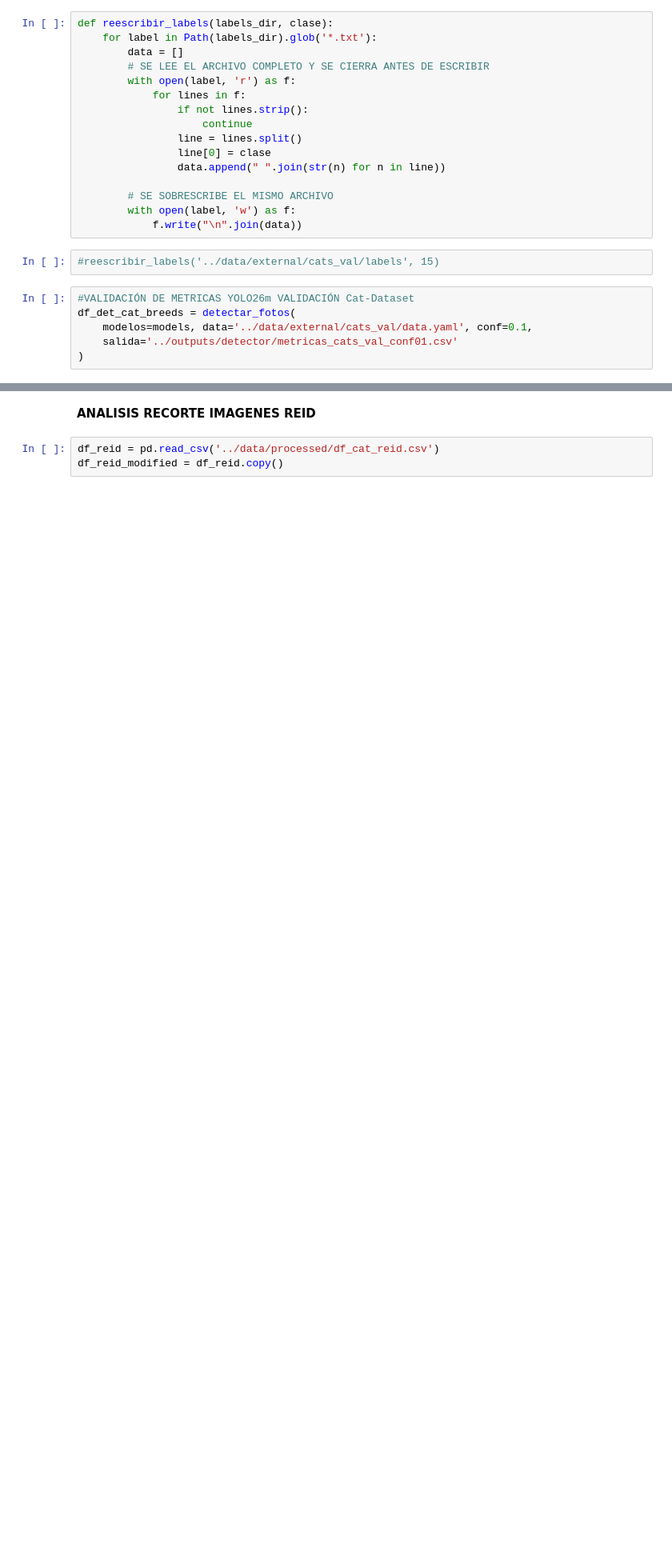
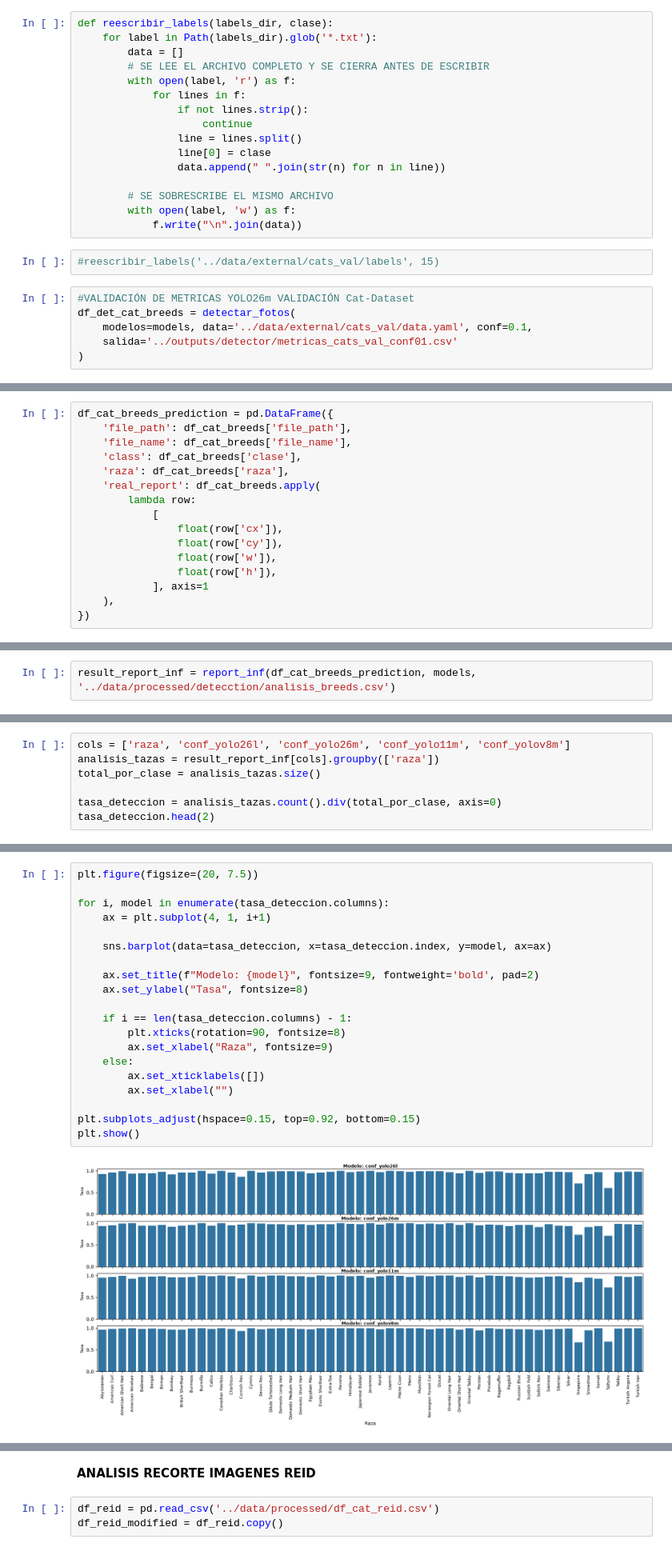
Before and after one commit to 317745/IA_PROJECT, a Jupyter notebook: notebooks/03_evaluacion_detector.ipynb, the cells around one changed output, grey strips where cells are left out. Shown at 80% size. Saved outputs shown, nothing was run; the diff lists cells and outputs as text; blank space fills up the shorter version.

```diff
--- a/notebooks/03_evaluacion_detector.ipynb
+++ b/notebooks/03_evaluacion_detector.ipynb
@@ -82,0 +91,16 @@ df_det_cat_breeds = detectar_fotos(
+# %%
+df_cat_breeds_prediction = pd.DataFrame({
+    'file_path': df_cat_breeds['file_path'],
+    'file_name': df_cat_breeds['file_name'],
+    'class': df_cat_breeds['clase'],
+    'raza': df_cat_breeds['raza'],
+    'real_report': df_cat_breeds.apply(
+        lambda row:
+            [
+                float(row['cx']),
+                float(row['cy']),
+                float(row['w']),
+                float(row['h']),
+            ], axis=1
+    ),
+})
@@ -82,0 +149,2 @@ df_det_cat_breeds = detectar_fotos(
+# %%
+result_report_inf = report_inf(df_cat_breeds_prediction, models, '../data/processed/detecction/analisis_breeds.csv')
@@ -82,0 +169,7 @@ df_det_cat_breeds = detectar_fotos(
+# %%
+cols = ['raza', 'conf_yolo26l', 'conf_yolo26m', 'conf_yolo11m', 'conf_yolov8m']
+analisis_tazas = result_report_inf[cols].groupby(['raza'])
+total_por_clase = analisis_tazas.size()
+
+tasa_deteccion = analisis_tazas.count().div(total_por_clase, axis=0)
+tasa_deteccion.head(2)
@@ -83 +181,23 @@ df_det_cat_breeds = detectar_fotos(
+# %%
+plt.figure(figsize=(20, 7.5))
+
+for i, model in enumerate(tasa_deteccion.columns):
+    ax = plt.subplot(4, 1, i+1)
+
+    sns.barplot(data=tasa_deteccion, x=tasa_deteccion.index, y=model, ax=ax)
+
+    ax.set_title(f"Modelo: {model}", fontsize=9, fontweight='bold', pad=2)
+    ax.set_ylabel("Tasa", fontsize=8)
+
+    if i == len(tasa_deteccion.columns) - 1:
+        plt.xticks(rotation=90, fontsize=8)
+        ax.set_xlabel("Raza", fontsize=9)
+    else:
+        ax.set_xticklabels([])
+        ax.set_xlabel("")
+
+plt.subplots_adjust(hspace=0.15, top=0.92, bottom=0.15)
+plt.show()
+# %% [output]
+[figure, added]
 # %% [markdown]
```
Also changed, not shown: parts of 28 cells of this notebook, 24 other files.
